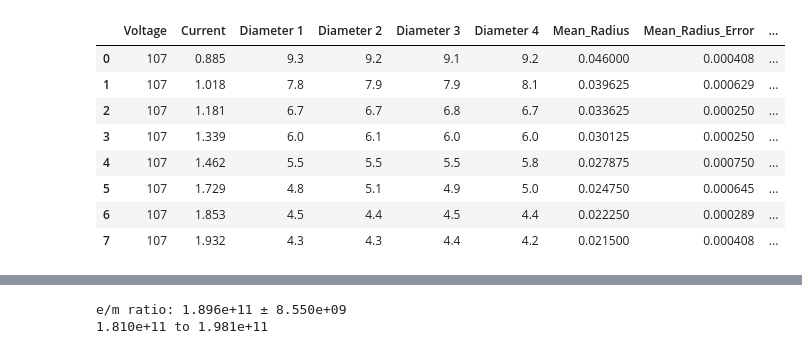
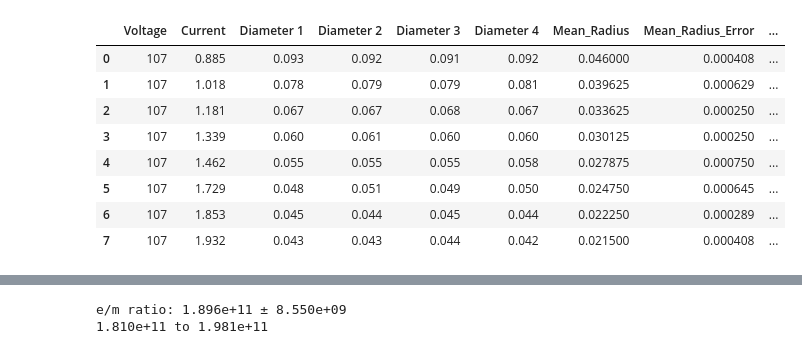
Before and after one commit to Adam-Omarali/engsci, a Jupyter notebook: PHY294/mass_electron/graphs.ipynb, the cells around one changed output, grey strips where cells are left out. Saved outputs shown, nothing was run; the diff lists cells and outputs as text; code cells hidden in the pictures.

```diff
--- a/PHY294/mass_electron/graphs.ipynb
+++ b/PHY294/mass_electron/graphs.ipynb
@@ -81,44 +90,50 @@ def B_field(I):
     return (4/5)**(3/2) * (mu_0 * NUMBER_OF_TURNS * I) / COIL_RADIUS
 
 def B_field_error(I):
-    return B_field(I) * np.sqrt((I_ERROR / I)**2 + (RADIUS_ERROR / COIL_RADIUS)**2)
+    # return B_field(I) * np.sqrt((I_ERROR / I)**2 + (RADIUS_ERROR / COIL_RADIUS)**2)
+    return B_field(I) * np.sqrt((I_ERROR / I)**2)
 # %%
 df = pd.read_csv("fixed_voltage.csv")
 
 df2 = pd.read_csv("fixed_current.csv")
 df_all = pd.concat([df, df2], ignore_index=True)
 
 def B_corrected(I, rho):
     return B_field(I) / (1 - rho ** 4 / (COIL_RADIUS ** 4 * (0.6583 + 0.29 * rho ** 2 / COIL_RADIUS ** 2) ** 2))
 
 def add_columns(df):
+    df['Diameter 1'] = df['Diameter 1'] / 100
+    df['Diameter 2'] = df['Diameter 2'] / 100
+    df['Diameter 3'] = df['Diameter 3'] / 100
+    df['Diameter 4'] = df['Diameter 4'] / 100
     df['Mean_Diameter'] = df[['Diameter 1', 'Diameter 2', 'Diameter 3', 'Diameter 4']].mean(axis=1)
     df['Mean_Diameter_Error'] = df[['Diameter 1', 'Diameter 2', 'Diameter 3', 'Diameter 4']].std(axis=1)
-    df['Mean_Radius'] = df['Mean_Diameter'] / 2 / 100
-    df['Mean_Radius_Error'] = df['Mean_Diameter_Error'] / 2 / 100
+    df['Mean_Radius'] = df['Mean_Diameter'] / 2
+    df['Mean_Radius_Error'] = df['Mean_Diameter_Error'] / 2
     df = df.drop(['Mean_Diameter', 'Mean_Diameter_Error'], axis=1)
     df['B_c'] = df['Current'].apply(B_field)
     df['B_c_Error'] = df['Current'].apply(B_field_error)
     # df['B_c'] = df['B_c'] * 1e6
     # df['B_c_Error'] = df['B_c_Error'] * 1e6
 
     df['B_corrected'] = df['B_corrected'] = df.apply(lambda row: B_corrected(row['Current'], row['Mean_Radius']), axis=1)
     return df
 
 df = add_columns(df)
+df_fixed_current = add_columns(df2)
 df_all = add_columns(df_all)
 
 df
 # %% [output]
 |  | Voltage | Current | Diameter 1 | Diameter 2 | Diameter 3 | Diameter 4 | Mean_Radius | Mean_Radius_Error | ... |
-| 0 | 107 | 0.885 | 9.3 | 9.2 | 9.1 | 9.2 | 0.046000 | 0.000408 | ... |
-| 1 | 107 | 1.018 | 7.8 | 7.9 | 7.9 | 8.1 | 0.039625 | 0.000629 | ... |
-| 2 | 107 | 1.181 | 6.7 | 6.7 | 6.8 | 6.7 | 0.033625 | 0.000250 | ... |
-| 3 | 107 | 1.339 | 6.0 | 6.1 | 6.0 | 6.0 | 0.030125 | 0.000250 | ... |
-| 4 | 107 | 1.462 | 5.5 | 5.5 | 5.5 | 5.8 | 0.027875 | 0.000750 | ... |
-| 5 | 107 | 1.729 | 4.8 | 5.1 | 4.9 | 5.0 | 0.024750 | 0.000645 | ... |
-| 6 | 107 | 1.853 | 4.5 | 4.4 | 4.5 | 4.4 | 0.022250 | 0.000289 | ... |
-| 7 | 107 | 1.932 | 4.3 | 4.3 | 4.4 | 4.2 | 0.021500 | 0.000408 | ... |
+| 0 | 107 | 0.885 | 0.093 | 0.092 | 0.091 | 0.092 | 0.046000 | 0.000408 | ... |
+| 1 | 107 | 1.018 | 0.078 | 0.079 | 0.079 | 0.081 | 0.039625 | 0.000629 | ... |
+| 2 | 107 | 1.181 | 0.067 | 0.067 | 0.068 | 0.067 | 0.033625 | 0.000250 | ... |
+| 3 | 107 | 1.339 | 0.060 | 0.061 | 0.060 | 0.060 | 0.030125 | 0.000250 | ... |
+| 4 | 107 | 1.462 | 0.055 | 0.055 | 0.055 | 0.058 | 0.027875 | 0.000750 | ... |
+| 5 | 107 | 1.729 | 0.048 | 0.051 | 0.049 | 0.050 | 0.024750 | 0.000645 | ... |
+| 6 | 107 | 1.853 | 0.045 | 0.044 | 0.045 | 0.044 | 0.022250 | 0.000289 | ... |
+| 7 | 107 | 1.932 | 0.043 | 0.043 | 0.044 | 0.042 | 0.021500 | 0.000408 | ... |
 # %%
 #Corrected B_c vs 1/r
 
```
Also changed, not shown: parts of 8 cells of this notebook, 23 other files.
